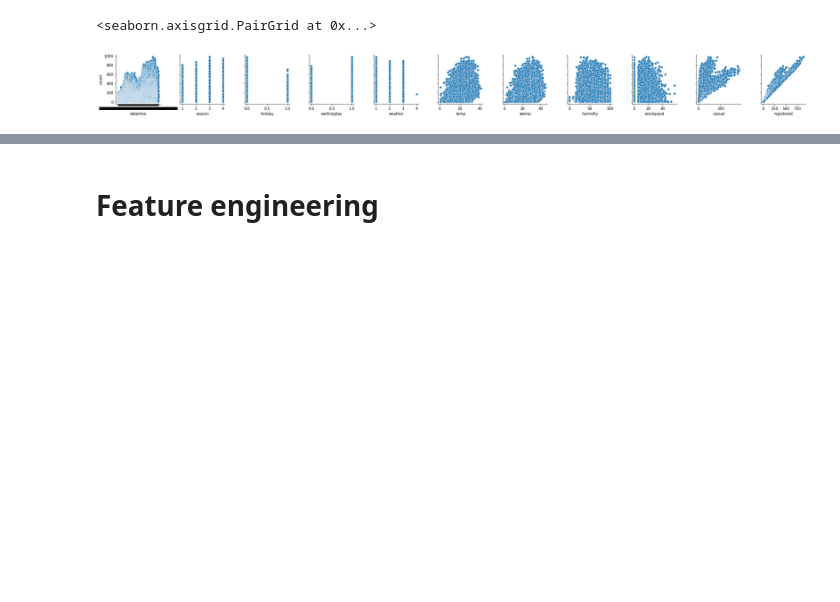
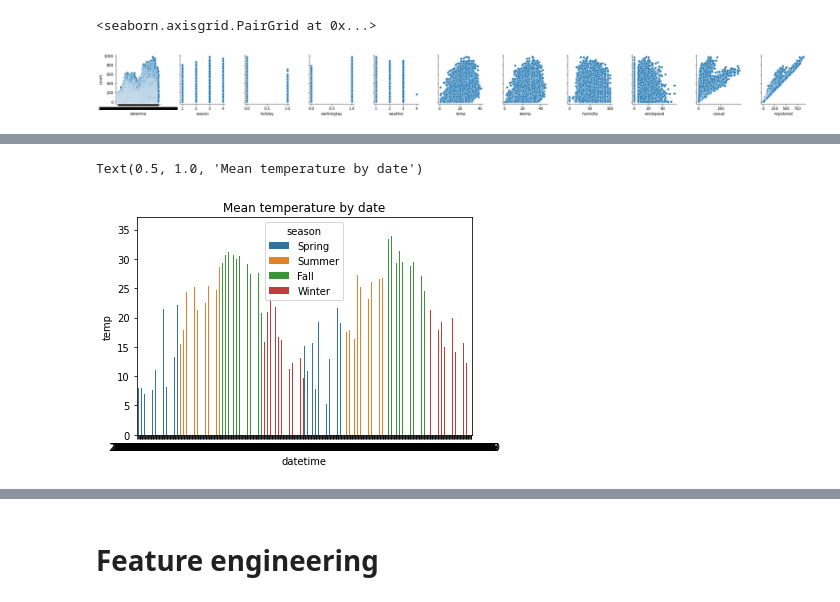
Before and after one commit to HumanBojack/Bike-usage-prediction, a Jupyter notebook: solo_work/romain/data_analysis.ipynb, the cells around one changed output, grey strips where cells are left out. Cells and saved outputs as stored; diff of their text form; code cells hidden in the pictures; blank space fills up the shorter version.

```diff
--- a/solo_work/romain/data_analysis.ipynb
+++ b/solo_work/romain/data_analysis.ipynb
@@ -105,0 +137,6 @@ df[df["holiday"] == 1]
+# %%
+sns.barplot(x="datetime", y="temp", data=df.groupby(df["datetime"].dt.date).agg({"temp": "mean", "season": "first"}).reset_index(), hue="season")
+plt.title("Mean temperature by date")
+# %% [output]
+Text(0.5, 1.0, 'Mean temperature by date')
+[figure, added]
```
Also changed, not shown: parts of 20 cells of this notebook, 1 other file.
